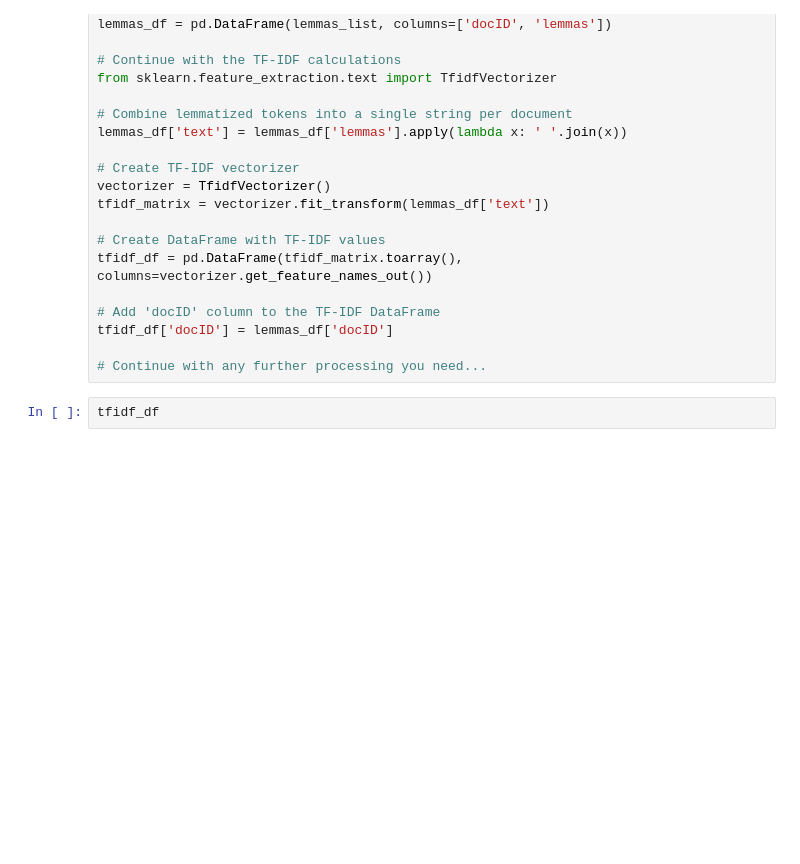
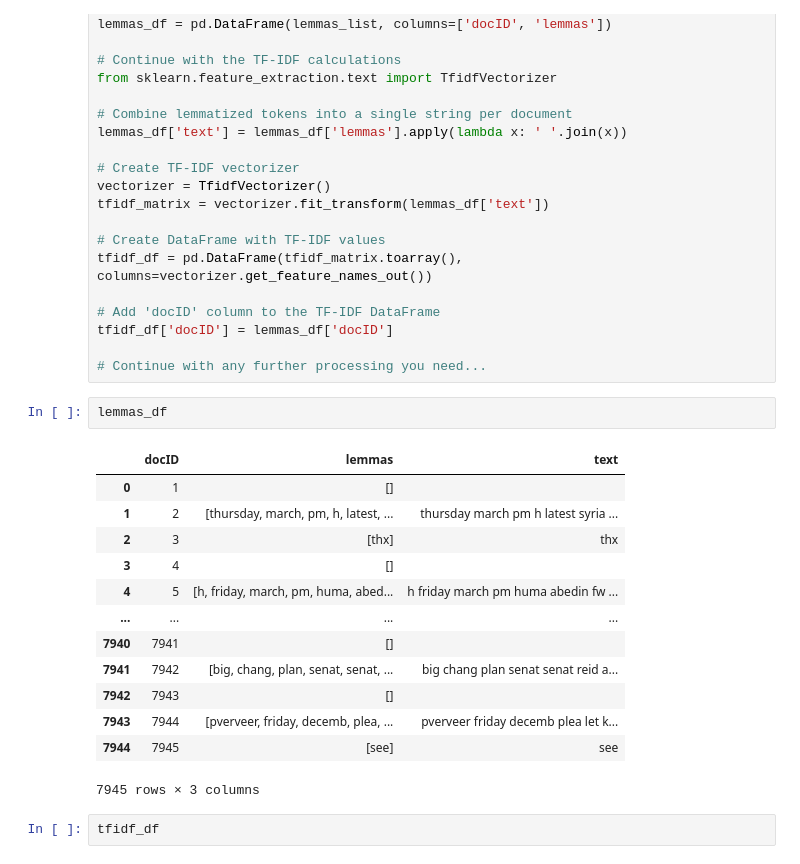
Before and after one commit to PillowPanda/DATA340_HW0, a Jupyter notebook: PS2_notebook.ipynb, the cells around one changed output. Drawn from its saved outputs; the diff is of its cells as text; blank space fills up the shorter version.

```diff
--- a/PS2_notebook.ipynb
+++ b/PS2_notebook.ipynb
@@ -371,6 +367,22 @@ tfidf_df = pd.DataFrame(tfidf_matrix.toarray(), columns=vectorizer.get_feature_n
 tfidf_df['docID'] = lemmas_df['docID']
 
 # Continue with any further processing you need...
+# %%
+lemmas_df
+# %% [output]
+|  | docID | lemmas | text |
+| 0 | 1 | [] |  |
+| 1 | 2 | [thursday, march, pm, h, latest, ... | thursday march pm h latest syria ... |
+| 2 | 3 | [thx] | thx |
+| 3 | 4 | [] |  |
+| 4 | 5 | [h, friday, march, pm, huma, abed... | h friday march pm huma abedin fw ... |
+| ... | ... | ... | ... |
+| 7940 | 7941 | [] |  |
+| 7941 | 7942 | [big, chang, plan, senat, senat, ... | big chang plan senat senat reid a... |
+| 7942 | 7943 | [] |  |
+| 7943 | 7944 | [pverveer, friday, decemb, plea, ... | pverveer friday decemb plea let k... |
+| 7944 | 7945 | [see] | see |
+7945 rows × 3 columns
 # %%
 tfidf_df
 # %% [output]
```
Also changed, not shown: parts of 14 cells of this notebook.
